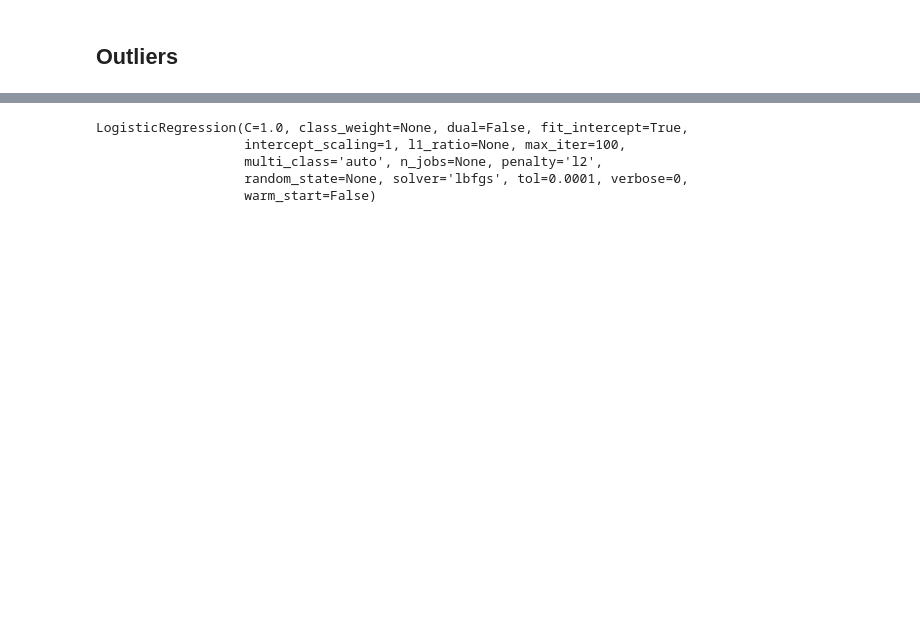
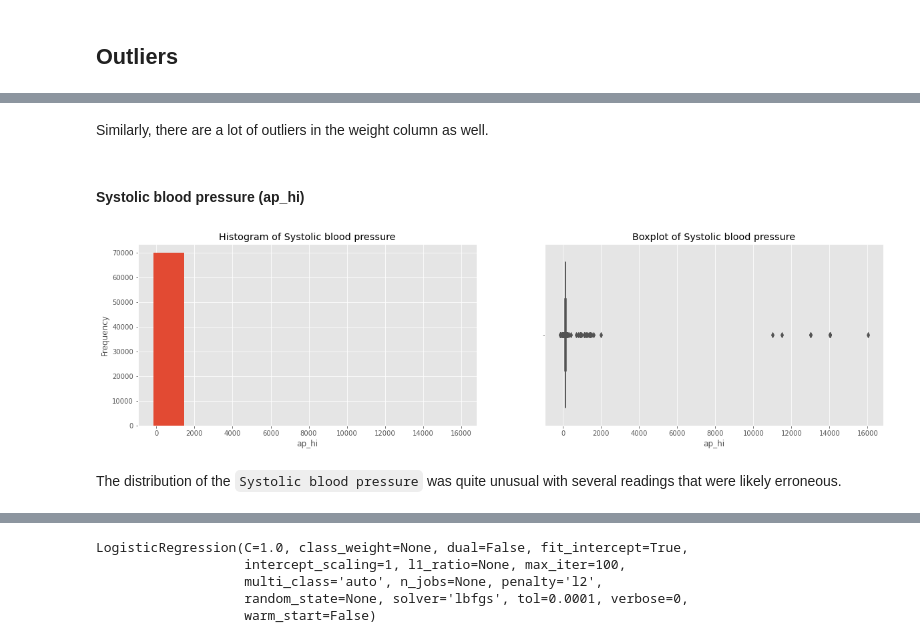
Before and after one commit to RobinsonCW/CardiovascularDiseaseClassification, a Jupyter notebook: src/exploratory_data_analysis/chance/python/Exploratory_Data_Analysis.ipynb, the cells around one changed output, grey strips where cells are left out. Drawn from its saved outputs; the diff is of its cells as text; code cells hidden in the pictures; blank space fills up the shorter version.

```diff
--- a/src/exploratory_data_analysis/chance/python/Exploratory_Data_Analysis.ipynb
+++ b/src/exploratory_data_analysis/chance/python/Exploratory_Data_Analysis.ipynb
@@ -354,0 +289,28 @@ X = df[x_cols].to_numpy()
+# %% [markdown]
+Similarly, there are a lot of outliers in the weight column as well.
+# %% [markdown]
+#### Systolic blood pressure (ap_hi)
+# %%
+
+fig_4 = plt.figure(1, figsize=(20, 5))
+
+chart_1 = fig_4.add_subplot(121)
+chart_2 = fig_4.add_subplot(122)
+
+chart_1.hist(df_clean["ap_hi"])
+chart_1.xaxis.set_major_locator(MaxNLocator(integer=True))
+chart_1.set_title('Histogram of Systolic blood pressure')
+chart_1.set_xlabel('ap_hi')
+chart_1.set_ylabel('Frequency')
+
+sns.boxplot(x="ap_hi", data=df_clean, ax=chart_2)
+chart_2.xaxis.set_major_locator(MaxNLocator(integer=True))
+chart_2.set_title('Boxplot of Systolic blood pressure')
+chart_2.set_xlabel('ap_hi')
+
+
+plt.show()
+# %% [output]
+[figure, added]
+# %% [markdown]
+The distribution of the `Systolic blood pressure` was quite unusual with several readings that were likely erroneous.
```
Also changed, not shown: parts of 155 cells of this notebook.
